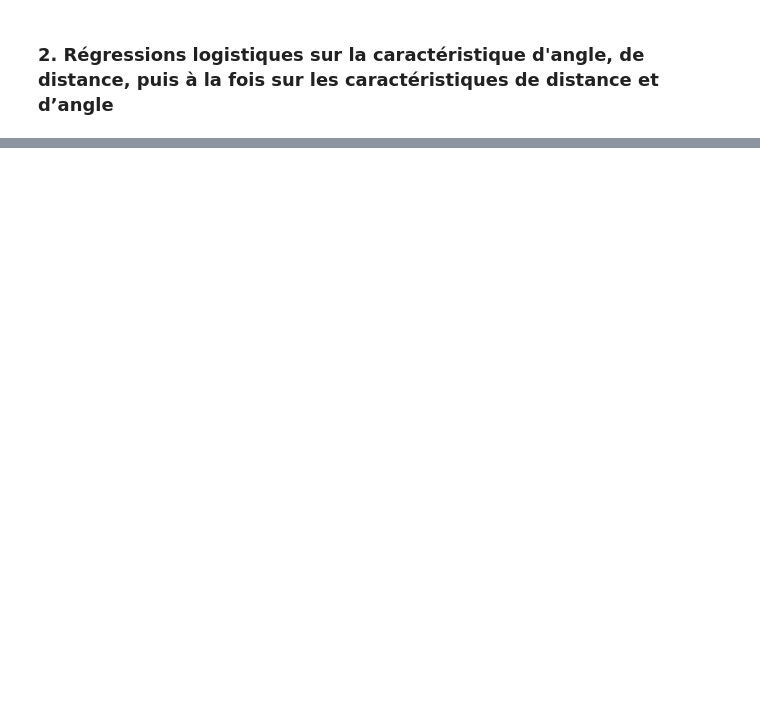
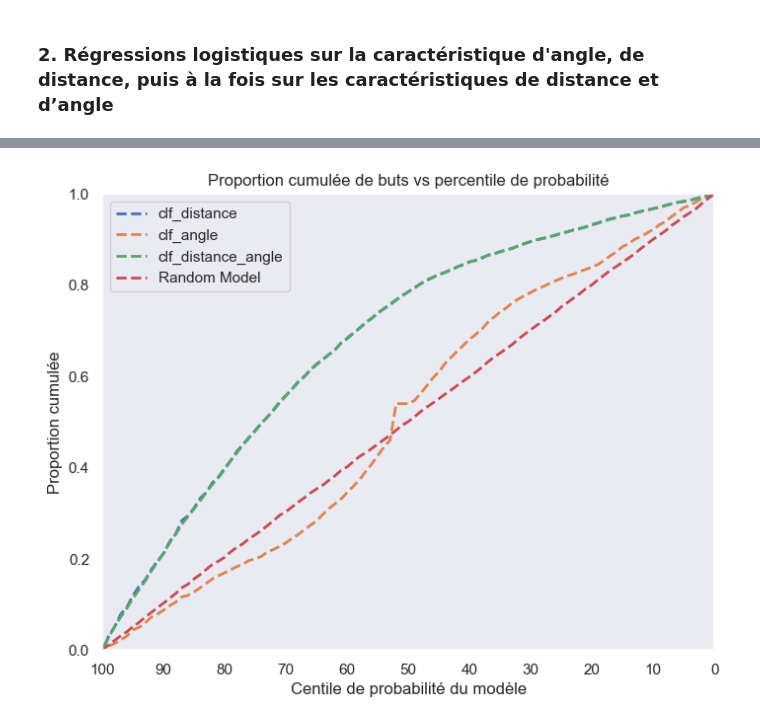
Before and after one commit to Alexia57/A02-projet, a Jupyter notebook: notebooks/Milestone2_Base_Models.ipynb, the cells around one changed output, grey strips where cells are left out. Drawn from its saved outputs; the diff is of its cells as text; code cells hidden in the pictures; blank space fills up the shorter version.

```diff
--- a/notebooks/Milestone2_Base_Models.ipynb
+++ b/notebooks/Milestone2_Base_Models.ipynb
@@ -293,0 +208,4 @@ Discussion a ajouter dans le blogpost : ...
+# %%
+cumulative_goal_rate(models, X_list, y_valid, nom_models)
+# %% [output]
+[figure, added]
```
Also changed, not shown: parts of 11 cells of this notebook, 1 other file.
